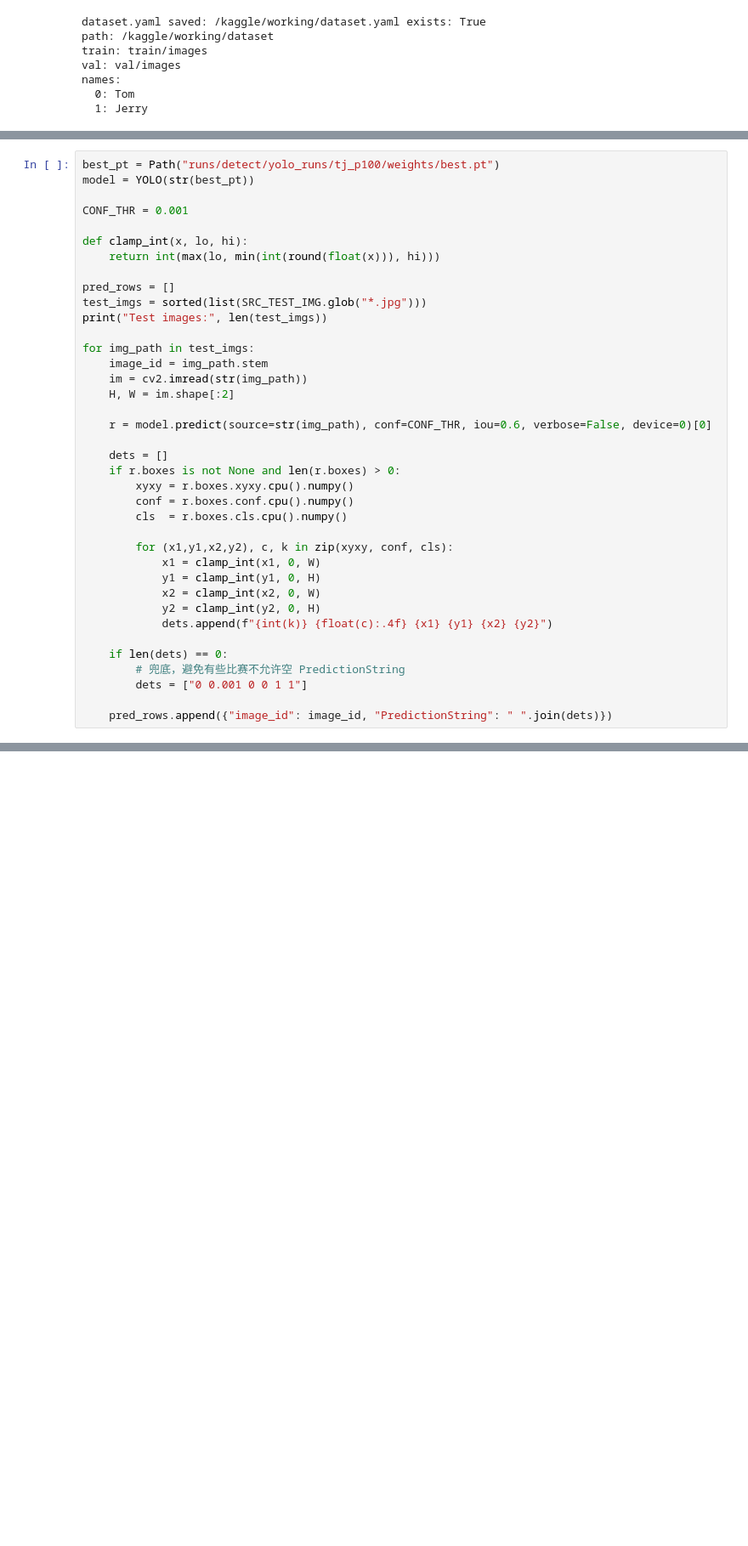
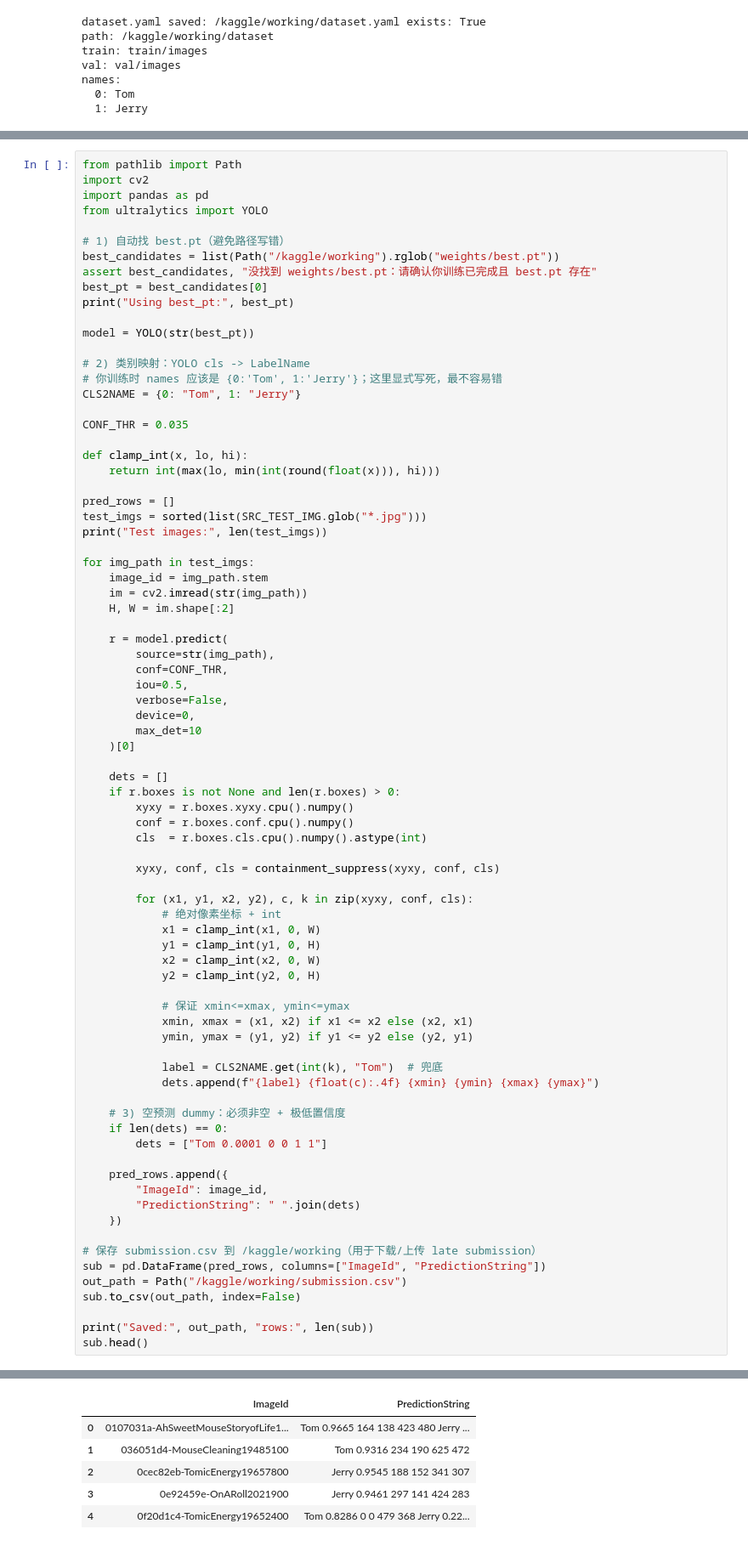
Before and after one commit to Jormungarr/Tom-Jerry-detection, a Jupyter notebook: yolo_detection.ipynb, the cells around one changed output, grey strips where cells are left out. Shown at 85% size. Drawn from its saved outputs; the diff is of its cells as text; blank space fills up the shorter version.

```diff
--- a/yolo_detection.ipynb
+++ b/yolo_detection.ipynb
@@ -270,8 +332,22 @@ Check plots under: yolo_runs/tj_p100
 # %%
-best_pt = Path("runs/detect/yolo_runs/tj_p100/weights/best.pt")
+from pathlib import Path
+import cv2
+import pandas as pd
+from ultralytics import YOLO
+
+# 1) 自动找 best.pt（避免路径写错）
+best_candidates = list(Path("/kaggle/working").rglob("weights/best.pt"))
+assert best_candidates, "没找到 weights/best.pt：请确认你训练已完成且 best.pt 存在"
+best_pt = best_candidates[0]
+print("Using best_pt:", best_pt)
+
 model = YOLO(str(best_pt))
 
-CONF_THR = 0.001
+# 2) 类别映射：YOLO cls -> LabelName
+# 你训练时 names 应该是 {0:'Tom', 1:'Jerry'}；这里显式写死，最不容易错
+CLS2NAME = {0: "Tom", 1: "Jerry"}
+
+CONF_THR = 0.035
 
 def clamp_int(x, lo, hi):
     return int(max(lo, min(int(round(float(x))), hi)))
@@ -285,24 +361,51 @@ for img_path in test_imgs:
     im = cv2.imread(str(img_path))
     H, W = im.shape[:2]
 
-    r = model.predict(source=str(img_path), conf=CONF_THR, iou=0.6, verbose=False, device=0)[0]
+    r = model.predict(
+        source=str(img_path),
+        conf=CONF_THR,
+        iou=0.5,
+        verbose=False,
+        device=0,
+        max_det=10
+    )[0]
 
     dets = []
     if r.boxes is not None and len(r.boxes) > 0:
         xyxy = r.boxes.xyxy.cpu().numpy()
         conf = r.boxes.conf.cpu().numpy()
-        cls  = r.boxes.cls.cpu().numpy()
+        cls  = r.boxes.cls.cpu().numpy().astype(int)
 
-        for (x1,y1,x2,y2), c, k in zip(xyxy, conf, cls):
+        xyxy, conf, cls = containment_suppress(xyxy, conf, cls)
+
+        for (x1, y1, x2, y2), c, k in zip(xyxy, conf, cls):
+            # 绝对像素坐标 + int
             x1 = clamp_int(x1, 0, W)
             y1 = clamp_int(y1, 0, H)
             x2 = clamp_int(x2, 0, W)
             y2 = clamp_int(y2, 0, H)
-            dets.append(f"{int(k)} {float(c):.4f} {x1} {y1} {x2} {y2}")
 
+            # 保证 xmin<=xmax, ymin<=ymax
+            xmin, xmax = (x1, x2) if x1 <= x2 else (x2, x1)
+            ymin, ymax = (y1, y2) if y1 <= y2 else (y2, y1)
+
+            label = CLS2NAME.get(int(k), "Tom")  # 兜底
+            dets.append(f"{label} {float(c):.4f} {xmin} {ymin} {xmax} {ymax}")
+
+    # 3) 空预测 dummy：必须非空 + 极低置信度
     if len(dets) == 0:
-        # 兜底，避免有些比赛不允许空 PredictionString
-        dets = ["0 0.001 0 0 1 1"]
+        dets = ["Tom 0.0001 0 0 1 1"]
 
-    pred_rows.append({"image_id": image_id, "PredictionString": " ".join(dets)})
+    pred_rows.append({
+        "ImageId": image_id,
+        "PredictionString": " ".join(dets)
+    })
+
+# 保存 submission.csv 到 /kaggle/working（用于下载/上传 late submission）
+sub = pd.DataFrame(pred_rows, columns=["ImageId", "PredictionString"])
+out_path = Path("/kaggle/working/submission.csv")
+sub.to_csv(out_path, index=False)
+
+print("Saved:", out_path, "rows:", len(sub))
+sub.head()
 # %% [output]
@@ -309,0 +415,6 @@ Test images: 180
+|  | ImageId | PredictionString |
+| 0 | 0107031a-AhSweetMouseStoryofLife1... | Tom 0.9665 164 138 423 480 Jerry ... |
+| 1 | 036051d4-MouseCleaning19485100 | Tom 0.9316 234 190 625 472 |
+| 2 | 0cec82eb-TomicEnergy19657800 | Jerry 0.9545 188 152 341 307 |
+| 3 | 0e92459e-OnARoll2021900 | Jerry 0.9461 297 141 424 283 |
+| 4 | 0f20d1c4-TomicEnergy19652400 | Tom 0.8286 0 0 479 368 Jerry 0.22... |
```
Also changed, not shown: parts of 8 cells of this notebook.
